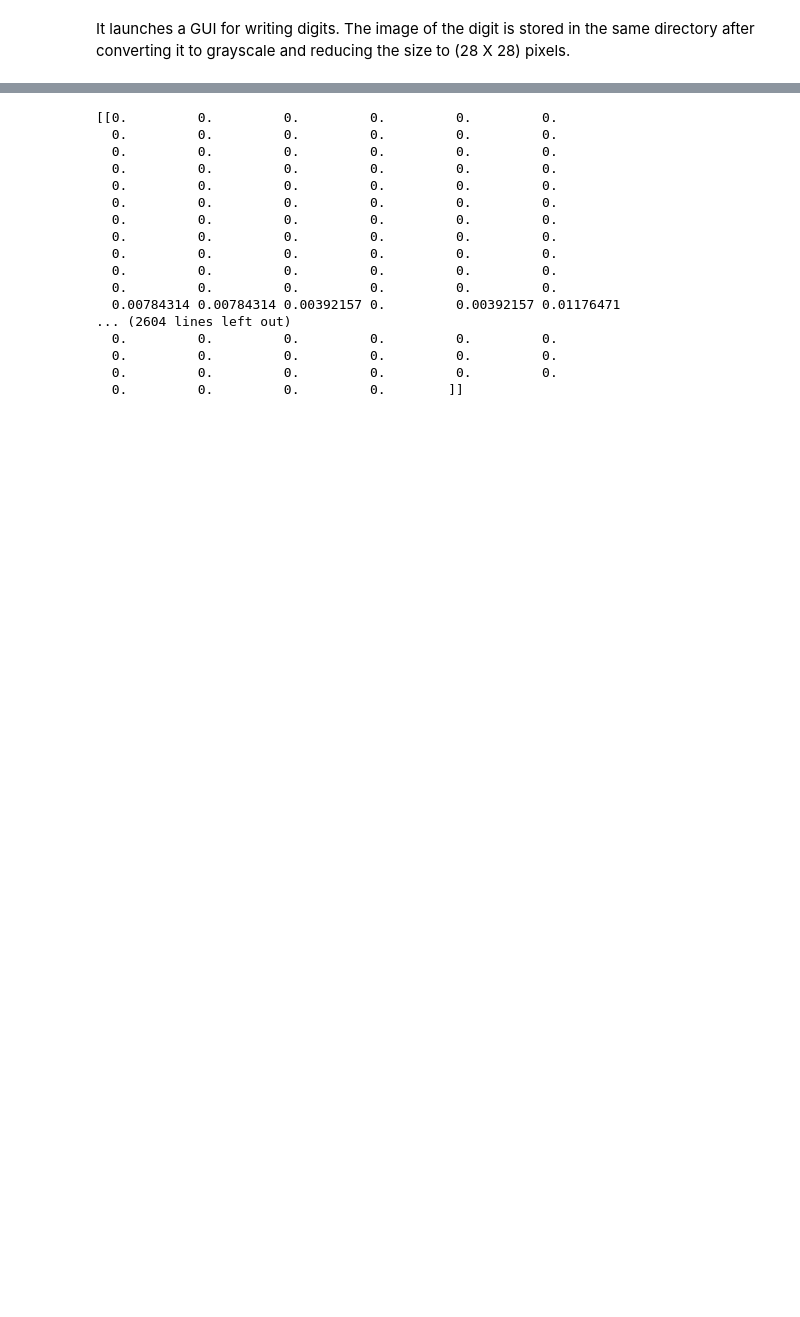
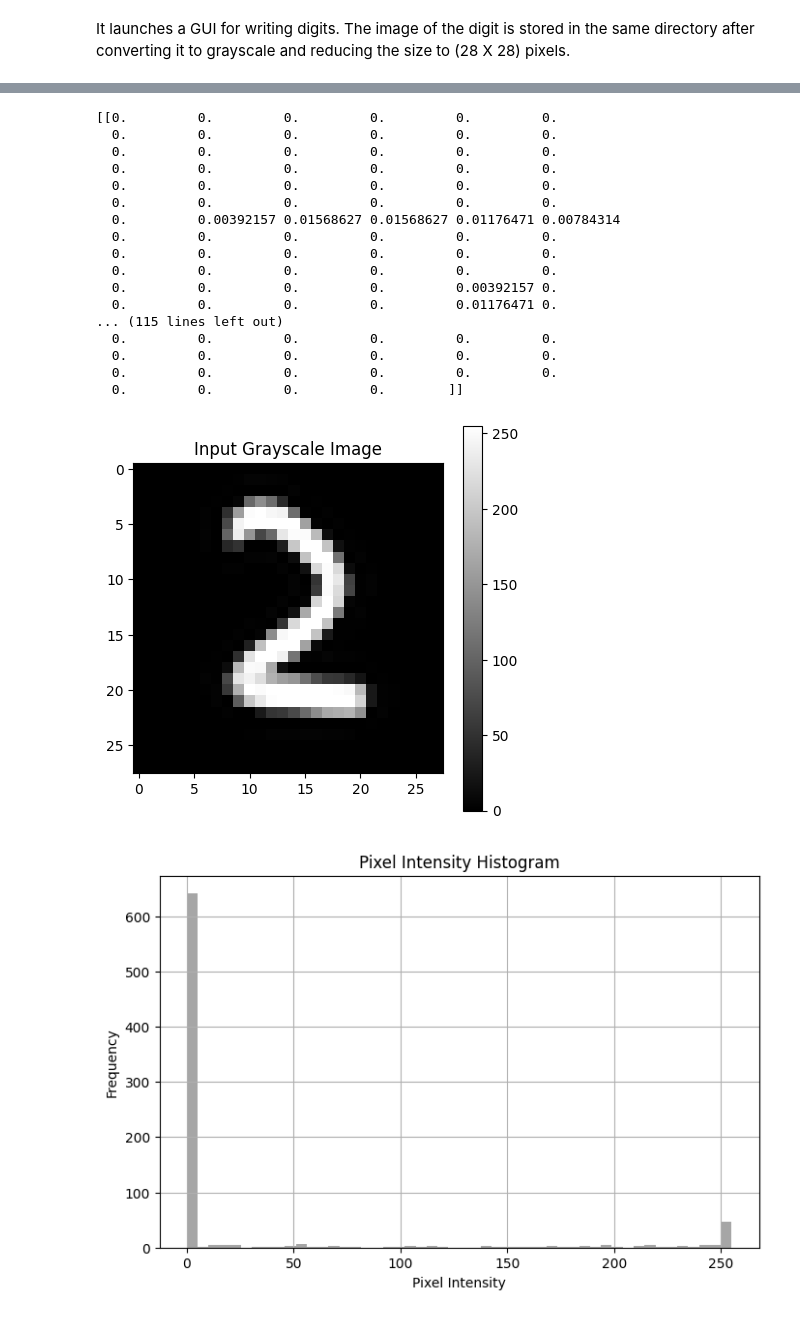
Before and after one commit to godognothing1104/Final_Project, a Jupyter notebook: Main.ipynb, the cells around one changed output, grey strips where cells are left out. Cells and saved outputs as stored; diff of their text form; code cells hidden in the pictures; blank space fills up the shorter version.

```diff
--- a/Main.ipynb
+++ b/Main.ipynb
@@ -250,6 +159,10 @@ from tkinter import *
 from tkinter import ttk
 from PIL import Image, ImageDraw, ImageOps
 import numpy as np
+import matplotlib.pyplot as plt
+from datetime import datetime
+
+
 
 window = Tk()
 window.title("Handwritten Digit Recognition")
@@ -257,9 +170,55 @@ l1 = Label()
 drawing_image = Image.new("L", (350, 290), "black")
 draw = ImageDraw.Draw(drawing_image)
 
+predictions = []
+timestamps = []
 
+# Function to display the grayscale image
+def show_grayscale_image(image):
+    plt.figure(figsize=(5, 5))
+    plt.title("Input Grayscale Image")
+    plt.imshow(image, cmap='gray')
+    plt.colorbar()
+    plt.show()
+
+# Function to plot predictions over time
+def plot_predictions():
+    if len(predictions) > 0:
+        plt.figure(figsize=(8, 5))
+        plt.plot(timestamps, predictions, marker='o', label="Predicted Digit")
+        plt.title("Predicted Digits Over Time")
+        plt.xlabel("Timestamp")
+        plt.ylabel("Predicted Digit")
+        plt.grid(True)
+        plt.legend()
+        plt.xticks(rotation=45)
+        plt.tight_layout()
+        plt.show()
+
+# Function to plot pixel intensity histogram
+def plot_pixel_histogram(image):
+    image_array = np.asarray(image)
+    flattened_array = image_array.flatten()
+    plt.figure(figsize=(8, 5))
+    plt.hist(flattened_array, bins=50, color='gray', alpha=0.7)
+    plt.title("Pixel Intensity Histogram")
+    plt.xlabel("Pixel Intensity")
+    plt.ylabel("Frequency")
+    plt.grid(True)
+    plt.show()
+
+# Function to visualize weights (optional, if weights are small matrices)
+def visualize_weights(weights, title="Theta Visualization"):
+    num_weights = weights.shape[0]
+    fig, axs = plt.subplots(1, num_weights, figsize=(15, 5))
+    for i in range(num_weights):
+        axs[i].imshow(weights[i].reshape(28, 28), cmap='gray')
+        axs[i].set_title(f"Weight {i + 1}")
+    plt.suptitle(title)
+    plt.show()
 def MyProject():
-    global l1, drawing_image
+    global l1, drawing_image, predictions, timestamps
+
     # Resize the image to (28, 28)
     img_resized = drawing_image.resize((28, 28), Image.Resampling.LANCZOS)
     img_resized.save("captured_digit.png")  # Save to inspect the digit
@@ -278,10 +237,15 @@ def MyProject():
     # Predict the digit
     pred = predict(Theta1, Theta2, vec_normalized)
     print(vec_normalized)  # Debugging
+    predictions.append(pred[0])
+    timestamps.append(datetime.now().strftime("%H:%M:%S"))
 
     # Display the result
     l1 = Label(window, text="Digit = " + str(pred[0]), font=('Algerian', 20))
     l1.place(x=230, y=420)
+    show_grayscale_image(img_resized)
+    plot_pixel_histogram(img_resized)
+    plot_predictions()
 
 
 lastx, lasty = None, None
@@ -315,37 +279,39 @@ def draw_lines(event):
 # Label
 L1 = Label(window, text="Handwritten Digit Recognition", font=('Algerian', 25), fg="blue")
 L1.place(x=35, y=10)
 
 # Button to clear canvas
-b1 = Button(window, text="1. Clear Canvas", font=('Algerian', 15), bg="orange", fg="black", command=clear_widget)
+b1 = Button(window, text="1. Clear Canvas", font=('Algerian', 15), bg="blue", fg="white", command=clear_widget)
 b1.place(x=120, y=370)
 
 # Button to predict digit drawn on canvas
-b2 = Button(window, text="2. Prediction", font=('Algerian', 15), bg="white", fg="red", command=MyProject)
+b2 = Button(window, text="2. Prediction", font=('Algerian', 15), bg="pink", fg="white", command=MyProject)
 b2.place(x=320, y=370)
 
 # Setting properties of canvas
 cv = Canvas(window, width=350, height=290, bg='black')
 cv.place(x=120, y=70)
 cv.bind('<Button-1>', event_activation)
-
+window.bind('<F5>', lambda event: plot_predictions())
 window.geometry("600x500")
 window.mainloop()
 # %% [output]
 [[0.         0.         0.         0.         0.         0.
   0.         0.         0.         0.         0.         0.
   0.         0.         0.         0.         0.         0.
   0.         0.         0.         0.         0.         0.
   0.         0.         0.         0.         0.         0.
   0.         0.         0.         0.         0.         0.
+  0.         0.00392157 0.01568627 0.01568627 0.01176471 0.00784314
   0.         0.         0.         0.         0.         0.
   0.         0.         0.         0.         0.         0.
   0.         0.         0.         0.         0.         0.
-  0.         0.         0.         0.         0.         0.
-  0.         0.         0.         0.         0.         0.
-  0.00784314 0.00784314 0.00392157 0.         0.00392157 0.01176471
-... (2604 lines left out)
+  0.         0.         0.         0.         0.00392157 0.
+  0.         0.         0.         0.         0.01176471 0.
+... (115 lines left out)
   0.         0.         0.         0.         0.         0.
   0.         0.         0.         0.         0.         0.
   0.         0.         0.         0.         0.         0.
   0.         0.         0.         0.        ]]
+[figure, added]
+[figure, added]
```
Also changed, not shown: parts of 3 cells of this notebook, 7 other files.
